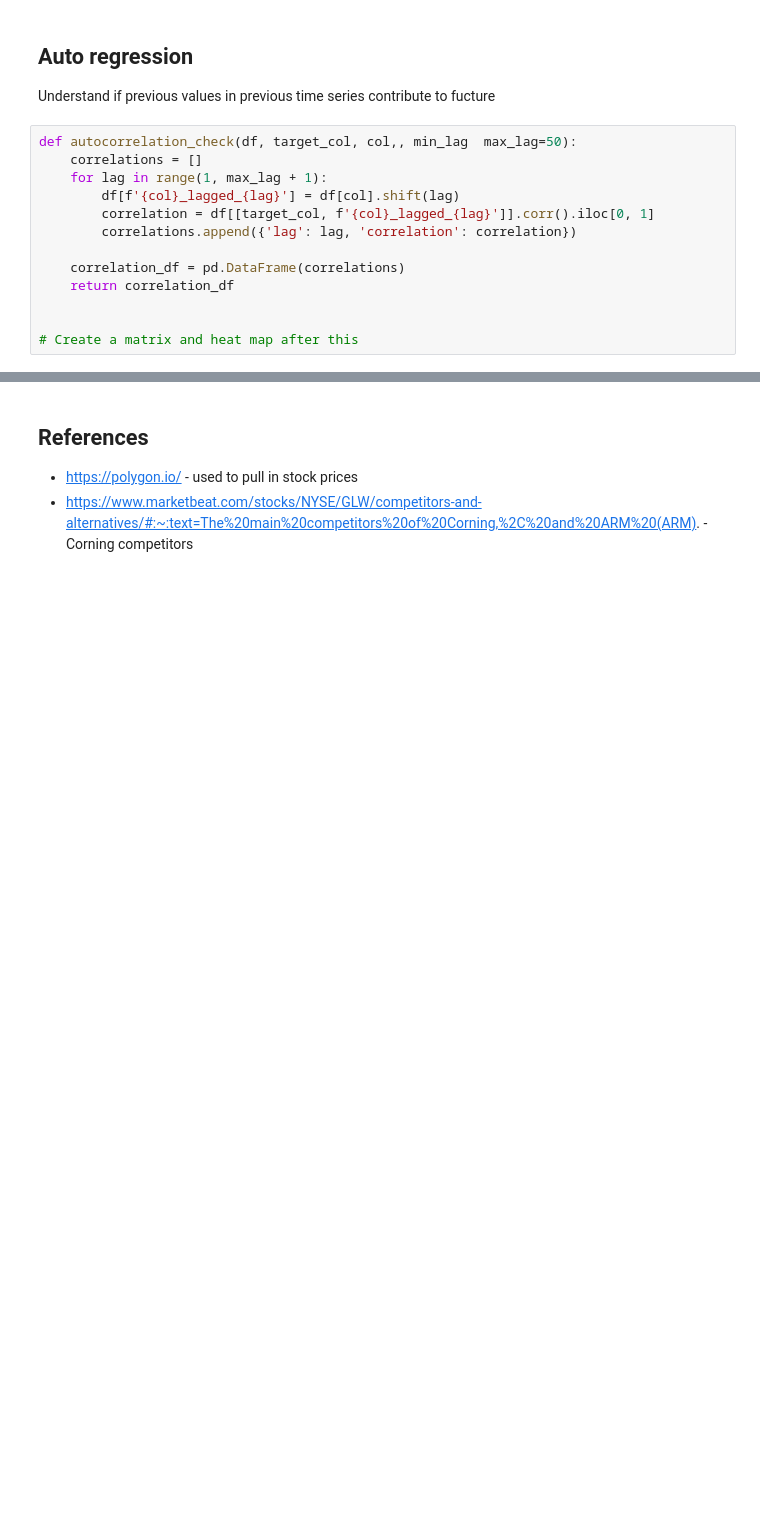
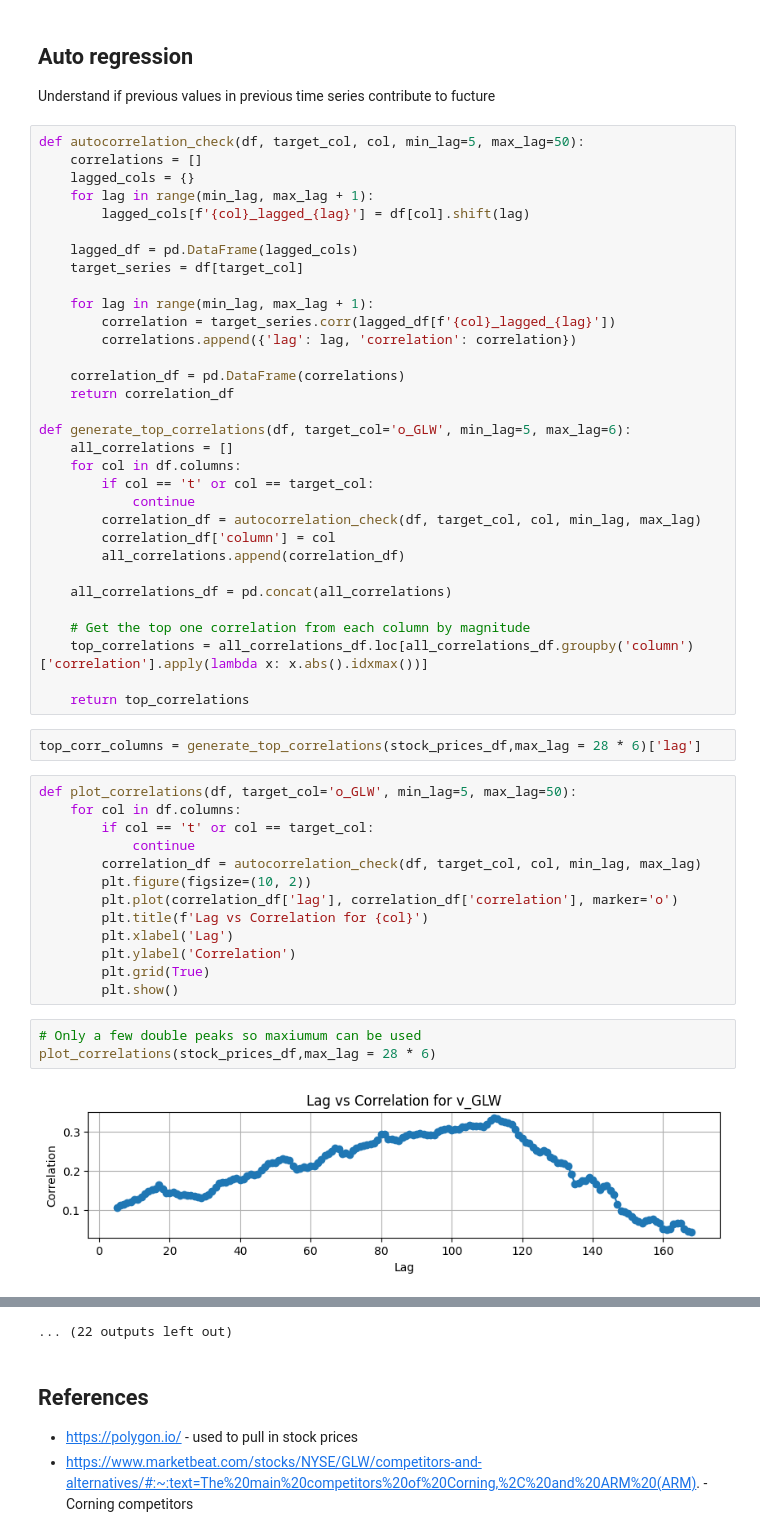
Before and after one commit to Benedictgr97/stock_prediction_v2, a Jupyter notebook: price_predictor.ipynb, the cells around one changed output, grey strips where cells are left out. Drawn from its saved outputs; the diff is of its cells as text; blank space fills up the shorter version.

```diff
--- a/price_predictor.ipynb
+++ b/price_predictor.ipynb
@@ -97,15 +99,54 @@ plt.show()
 ## Auto regression
 Understand if previous values in previous time series contribute to fucture
 # %%
-def autocorrelation_check(df, target_col, col,, min_lag  max_lag=50):
+def autocorrelation_check(df, target_col, col, min_lag=5, max_lag=50):
     correlations = []
-    for lag in range(1, max_lag + 1):
-        df[f'{col}_lagged_{lag}'] = df[col].shift(lag)
-        correlation = df[[target_col, f'{col}_lagged_{lag}']].corr().iloc[0, 1]
+    lagged_cols = {}
+    for lag in range(min_lag, max_lag + 1):
+        lagged_cols[f'{col}_lagged_{lag}'] = df[col].shift(lag)
+
+    lagged_df = pd.DataFrame(lagged_cols)
+    target_series = df[target_col]
+
+    for lag in range(min_lag, max_lag + 1):
+        correlation = target_series.corr(lagged_df[f'{col}_lagged_{lag}'])
         correlations.append({'lag': lag, 'correlation': correlation})
 
     correlation_df = pd.DataFrame(correlations)
     return correlation_df
 
+def generate_top_correlations(df, target_col='o_GLW', min_lag=5, max_lag=6):
+    all_correlations = []
+    for col in df.columns:
+        if col == 't' or col == target_col:
+            continue
+        correlation_df = autocorrelation_check(df, target_col, col, min_lag, max_lag)
+        correlation_df['column'] = col
+        all_correlations.append(correlation_df)
 
-# Create a matrix and heat map after this
+    all_correlations_df = pd.concat(all_correlations)
+
+    # Get the top one correlation from each column by magnitude
+    top_correlations = all_correlations_df.loc[all_correlations_df.groupby('column')['correlation'].apply(lambda x: x.abs().idxmax())]
+
+    return top_correlations
+# %%
+top_corr_columns = generate_top_correlations(stock_prices_df,max_lag = 28 * 6)['lag']
+# %%
+def plot_correlations(df, target_col='o_GLW', min_lag=5, max_lag=50):
+    for col in df.columns:
+        if col == 't' or col == target_col:
+            continue
+        correlation_df = autocorrelation_check(df, target_col, col, min_lag, max_lag)
+        plt.figure(figsize=(10, 2))
+        plt.plot(correlation_df['lag'], correlation_df['correlation'], marker='o')
+        plt.title(f'Lag vs Correlation for {col}')
+        plt.xlabel('Lag')
+        plt.ylabel('Correlation')
+        plt.grid(True)
+        plt.show()
+# %%
+# Only a few double peaks so maxiumum can be used
+plot_correlations(stock_prices_df,max_lag = 28 * 6)
+# %% [output]
+[figure, added]
@@ -112,3 +164,4 @@ def autocorrelation_check(df, target_col, col,, min_lag  max_lag=50):
+... (22 outputs left out)
 # %% [markdown]
 ## References
 - https://polygon.io/ - used to pull in stock prices
```
Also changed, not shown: parts of 4 cells of this notebook.
